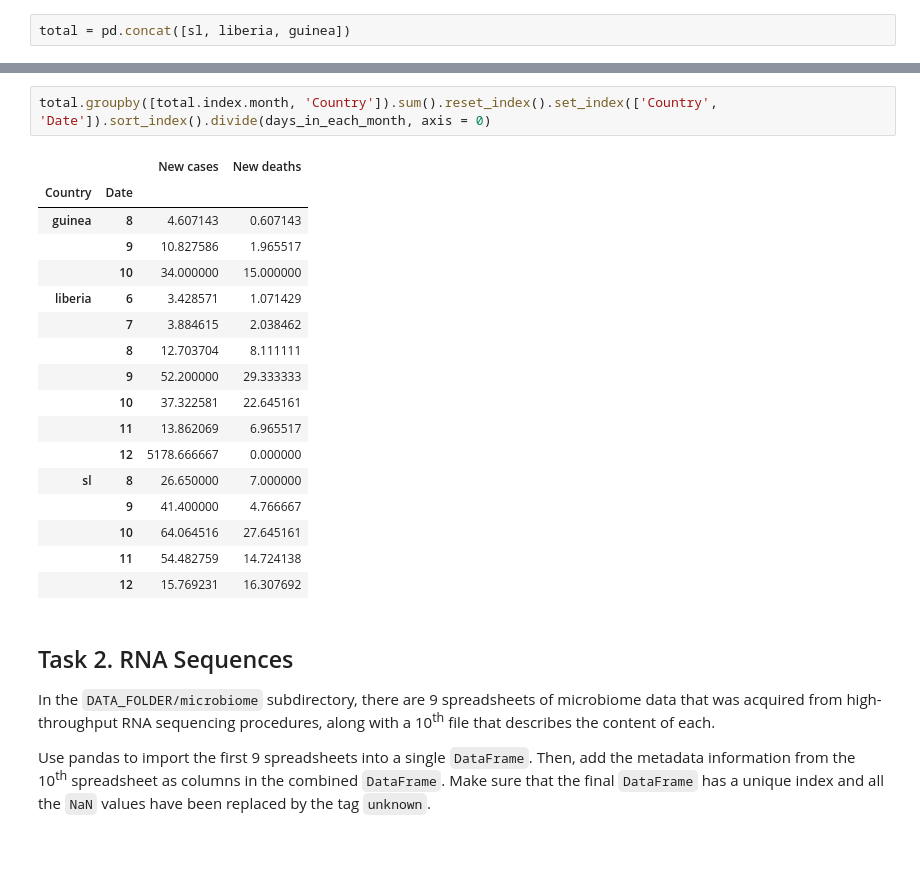
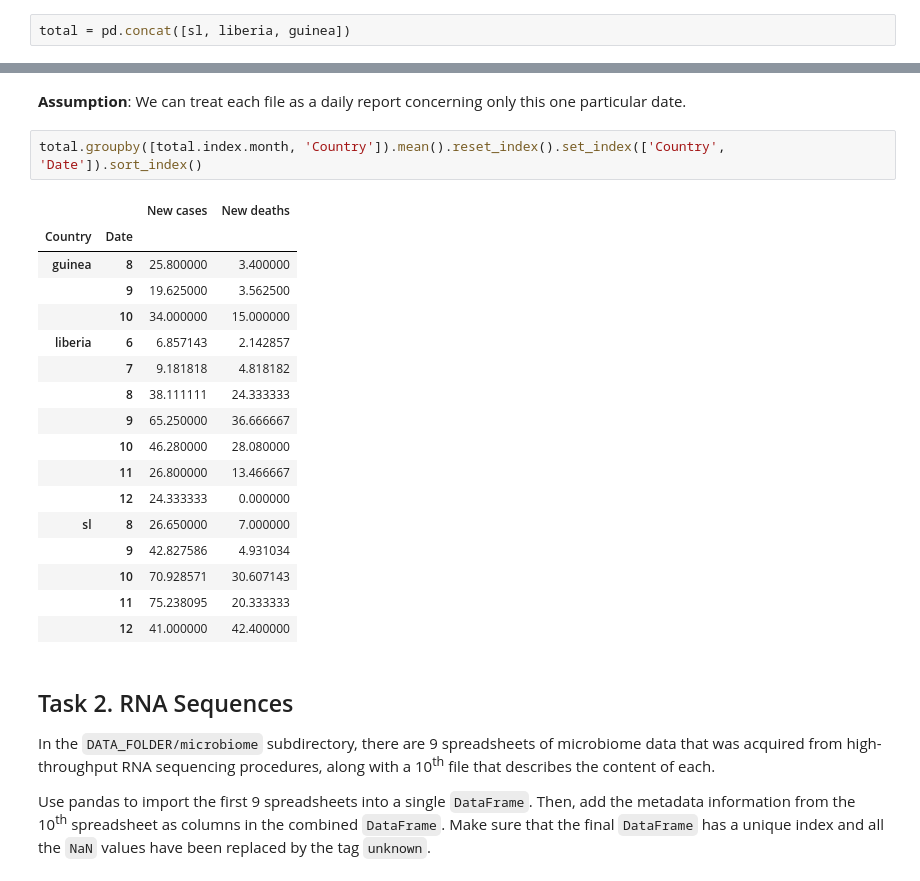
Before and after one commit to adamkozak/ADA2017-project, a Jupyter notebook: Homework/01 - Pandas and Data Wrangling/Homework 1.ipynb, the cells around one changed output, grey strips where cells are left out. Saved outputs shown, nothing was run; the diff lists cells and outputs as text; blank space fills up the shorter version.

```diff
--- a/Homework/01 - Pandas and Data Wrangling/Homework 1.ipynb
+++ b/Homework/01 - Pandas and Data Wrangling/Homework 1.ipynb
@@ -521,23 +550,25 @@ total.groupby([total.index.month, 'Country']).sum().reset_index().set_index(['Co
+# %% [markdown]
+**Assumption**: We can treat each file as a daily report concerning only this one particular date.
 # %%
-total.groupby([total.index.month, 'Country']).sum().reset_index().set_index(['Country', 'Date']).sort_index().divide(days_in_each_month, axis = 0)
+total.groupby([total.index.month, 'Country']).mean().reset_index().set_index(['Country', 'Date']).sort_index()
 # %% [output]
 |  |  | New cases | New deaths |
 | Country | Date |  |  |
-| guinea | 8 | 4.607143 | 0.607143 |
-|  | 9 | 10.827586 | 1.965517 |
+| guinea | 8 | 25.800000 | 3.400000 |
+|  | 9 | 19.625000 | 3.562500 |
 |  | 10 | 34.000000 | 15.000000 |
-| liberia | 6 | 3.428571 | 1.071429 |
-|  | 7 | 3.884615 | 2.038462 |
-|  | 8 | 12.703704 | 8.111111 |
-|  | 9 | 52.200000 | 29.333333 |
-|  | 10 | 37.322581 | 22.645161 |
-|  | 11 | 13.862069 | 6.965517 |
-|  | 12 | 5178.666667 | 0.000000 |
+| liberia | 6 | 6.857143 | 2.142857 |
+|  | 7 | 9.181818 | 4.818182 |
+|  | 8 | 38.111111 | 24.333333 |
+|  | 9 | 65.250000 | 36.666667 |
+|  | 10 | 46.280000 | 28.080000 |
+|  | 11 | 26.800000 | 13.466667 |
+|  | 12 | 24.333333 | 0.000000 |
 | sl | 8 | 26.650000 | 7.000000 |
-|  | 9 | 41.400000 | 4.766667 |
-|  | 10 | 64.064516 | 27.645161 |
-|  | 11 | 54.482759 | 14.724138 |
-|  | 12 | 15.769231 | 16.307692 |
+|  | 9 | 42.827586 | 4.931034 |
+|  | 10 | 70.928571 | 30.607143 |
+|  | 11 | 75.238095 | 20.333333 |
+|  | 12 | 41.000000 | 42.400000 |
 # %% [markdown]
 ## Task 2. RNA Sequences
 
```
Also changed, not shown: parts of 20 cells of this notebook.
